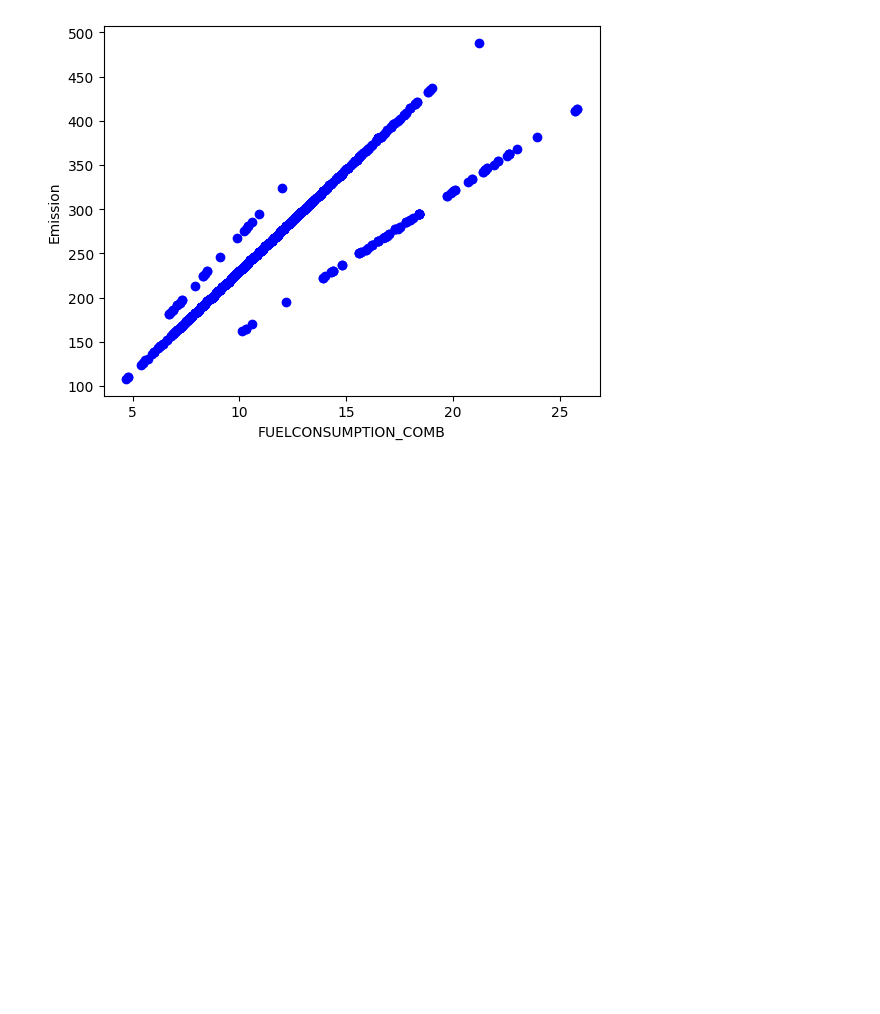
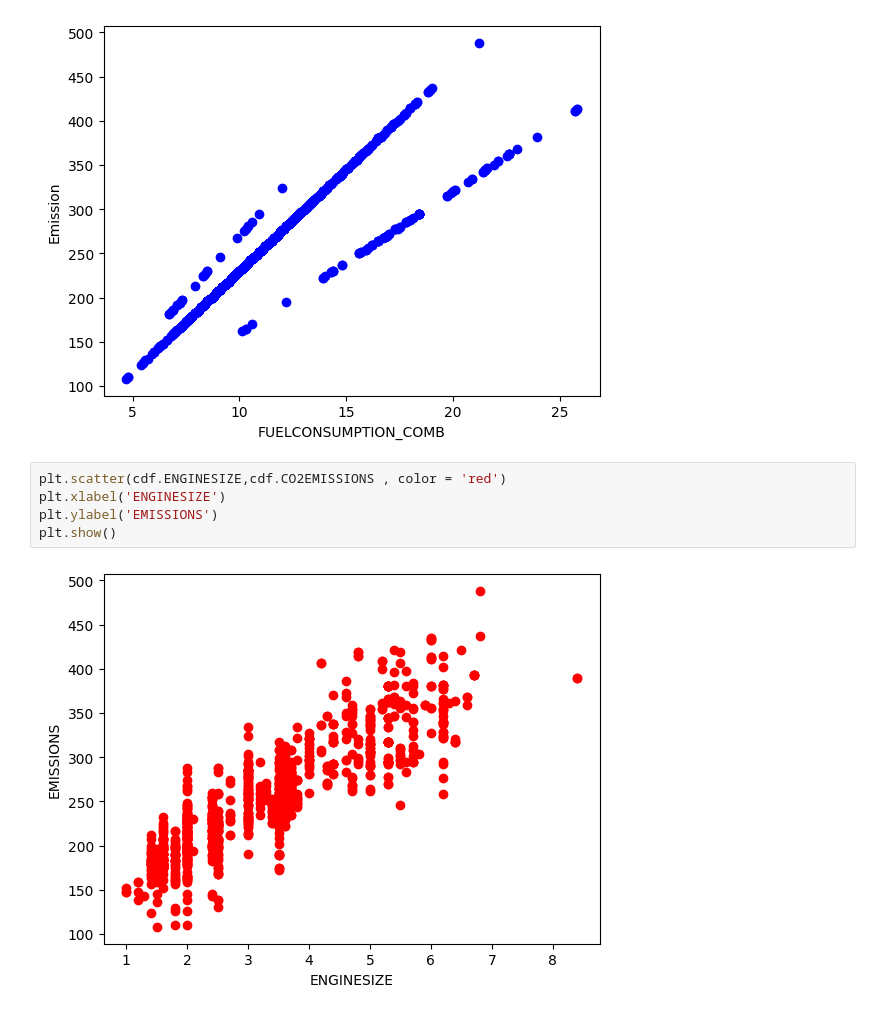
Before and after one commit to AliShamriz/Practices, a Jupyter notebook: Linear Regression 2.ipynb, the cells around one changed output. Saved outputs shown, nothing was run; the diff lists cells and outputs as text; blank space fills up the shorter version.

```diff
--- a/Linear Regression 2.ipynb
+++ b/Linear Regression 2.ipynb
@@ -77,3 +77,10 @@ plt.ylabel("Emission")
 plt.show()
 # %% [output]
 [figure]
+# %%
+plt.scatter(cdf.ENGINESIZE,cdf.CO2EMISSIONS , color = 'red')
+plt.xlabel('ENGINESIZE')
+plt.ylabel('EMISSIONS')
+plt.show()
+# %% [output]
+[figure, added]
```
Also changed, not shown: parts of 5 cells of this notebook.
